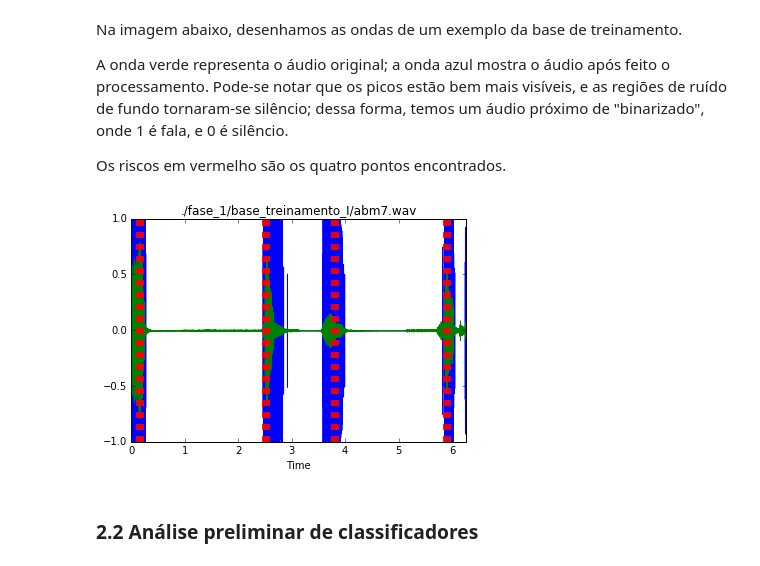
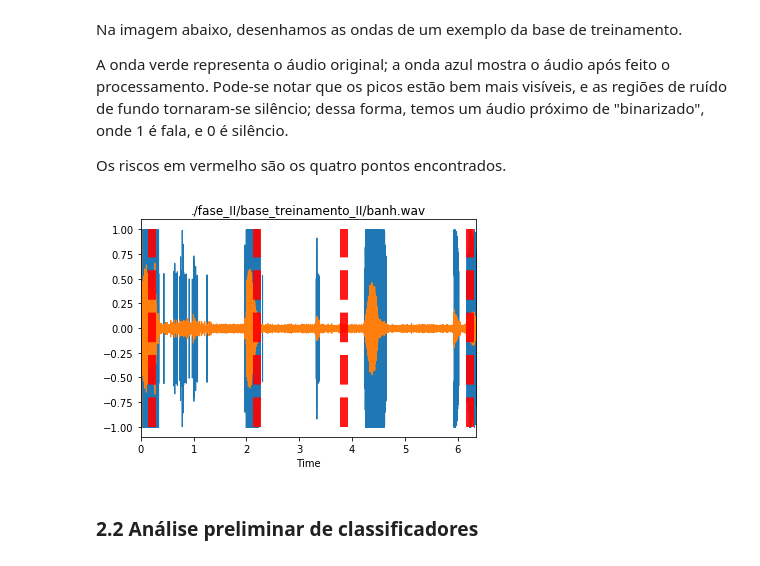
Before and after one commit to phfaustini/Audio-captcha-solver, a Jupyter notebook: report.ipynb, the cells around one changed output. Saved outputs shown, nothing was run; the diff lists cells and outputs as text; code cells hidden in the pictures.

```diff
--- a/report.ipynb
+++ b/report.ipynb
@@ -67,9 +66,9 @@ Os riscos em vermelho são os quatro pontos encontrados.
 # %%
 import trim_peaks as trim
 
-trim.trim('./fase_1/base_treinamento_I/abm7.wav', '', True) #desenha o grafico
+trim.trim('./fase_II/base_treinamento_II/banh.wav', '', True) #desenha o grafico
 # %% [output]
-[figure, old version]
+[figure, new version]
 # %% [markdown]
 ### 2.2 Análise preliminar de classificadores
 # %% [markdown]
```
Also changed, not shown: parts of 11 cells of this notebook, 5 other files.
